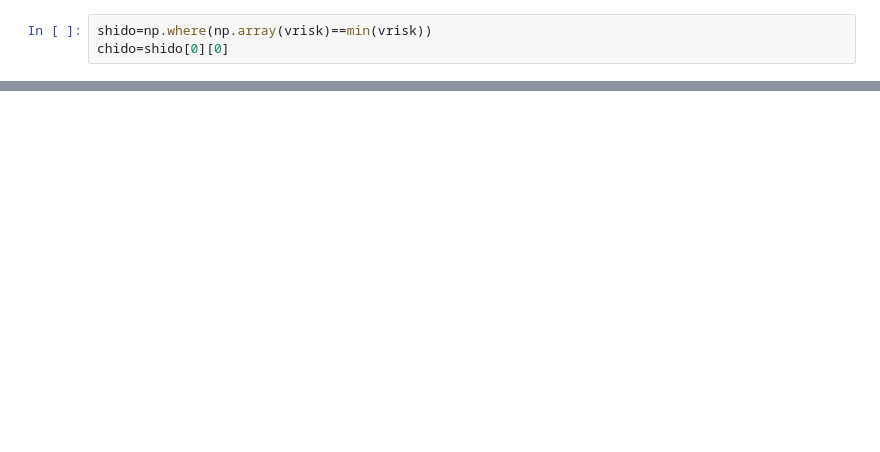
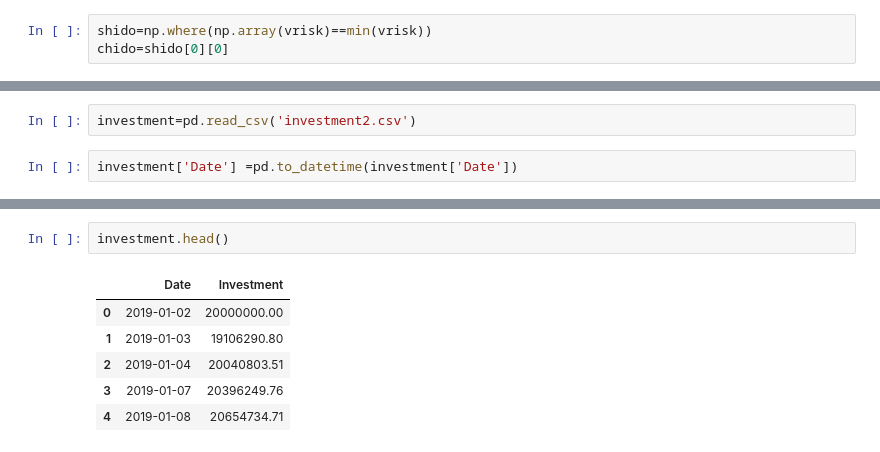
Before and after one commit to marianagh12/Smart-Beta-Portfolio, a Jupyter notebook: Codigo_Bala_Mkwits.ipynb, the cells around one changed output, grey strips where cells are left out. Drawn from its saved outputs; the diff is of its cells as text; blank space fills up the shorter version.

```diff
--- a/Codigo_Bala_Mkwits.ipynb
+++ b/Codigo_Bala_Mkwits.ipynb
@@ -138,0 +194,4 @@ Index(['WALMEX_*', 'GFNORTE_O', 'ALFA_A', 'ALPEK_A', 'ALSEA_*', 'AMX_L',
+# %%
+investment=pd.read_csv('investment2.csv')
+# %%
+investment['Date'] =pd.to_datetime(investment['Date'])
@@ -138,0 +203,9 @@ Index(['WALMEX_*', 'GFNORTE_O', 'ALFA_A', 'ALPEK_A', 'ALSEA_*', 'AMX_L',
+# %%
+investment.head()
+# %% [output]
+|  | Date | Investment |
+| 0 | 2019-01-02 | 20000000.00 |
+| 1 | 2019-01-03 | 19106290.80 |
+| 2 | 2019-01-04 | 20040803.51 |
+| 3 | 2019-01-07 | 20396249.76 |
+| 4 | 2019-01-08 | 20654734.71 |
```
Also changed, not shown: parts of 20 cells of this notebook, 3 other files.
